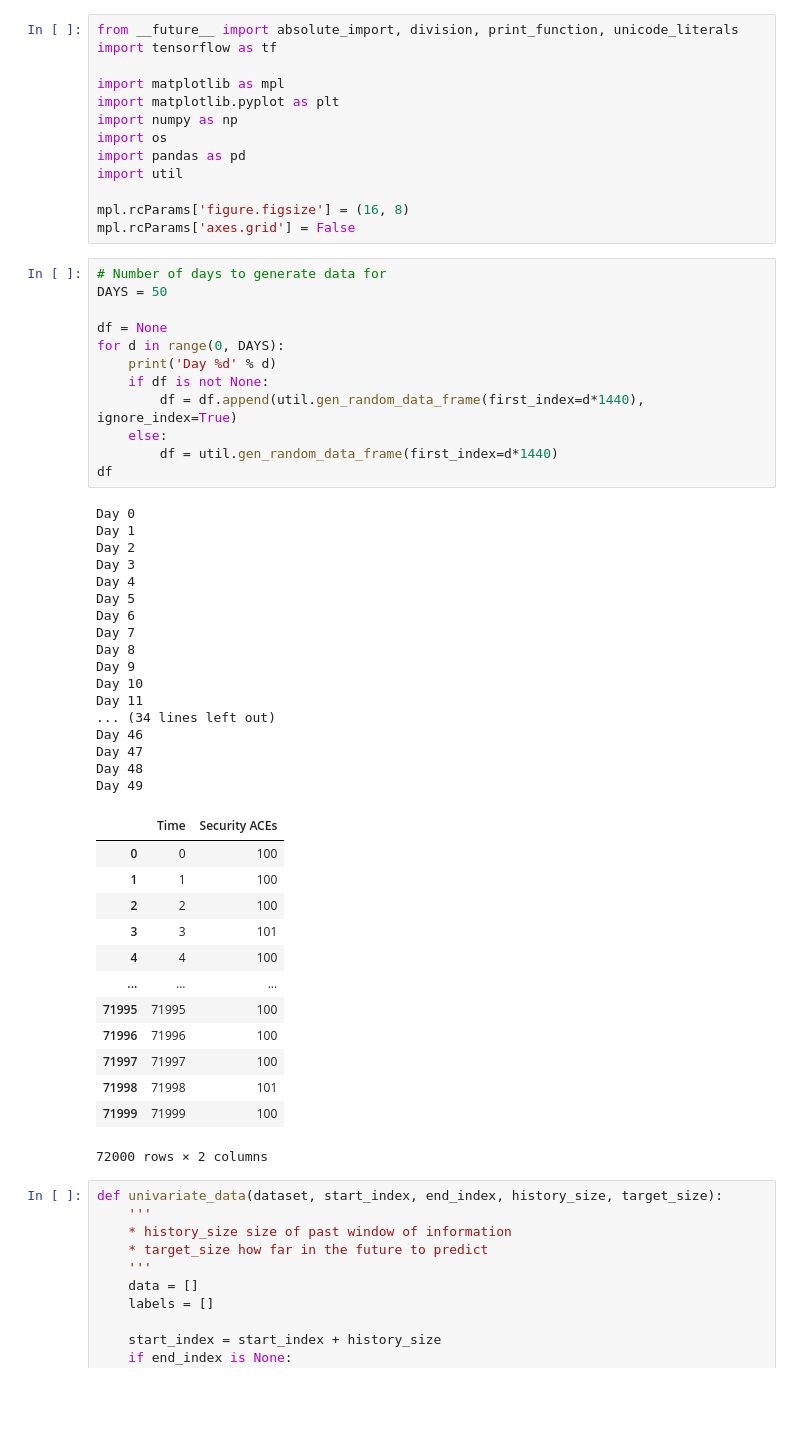
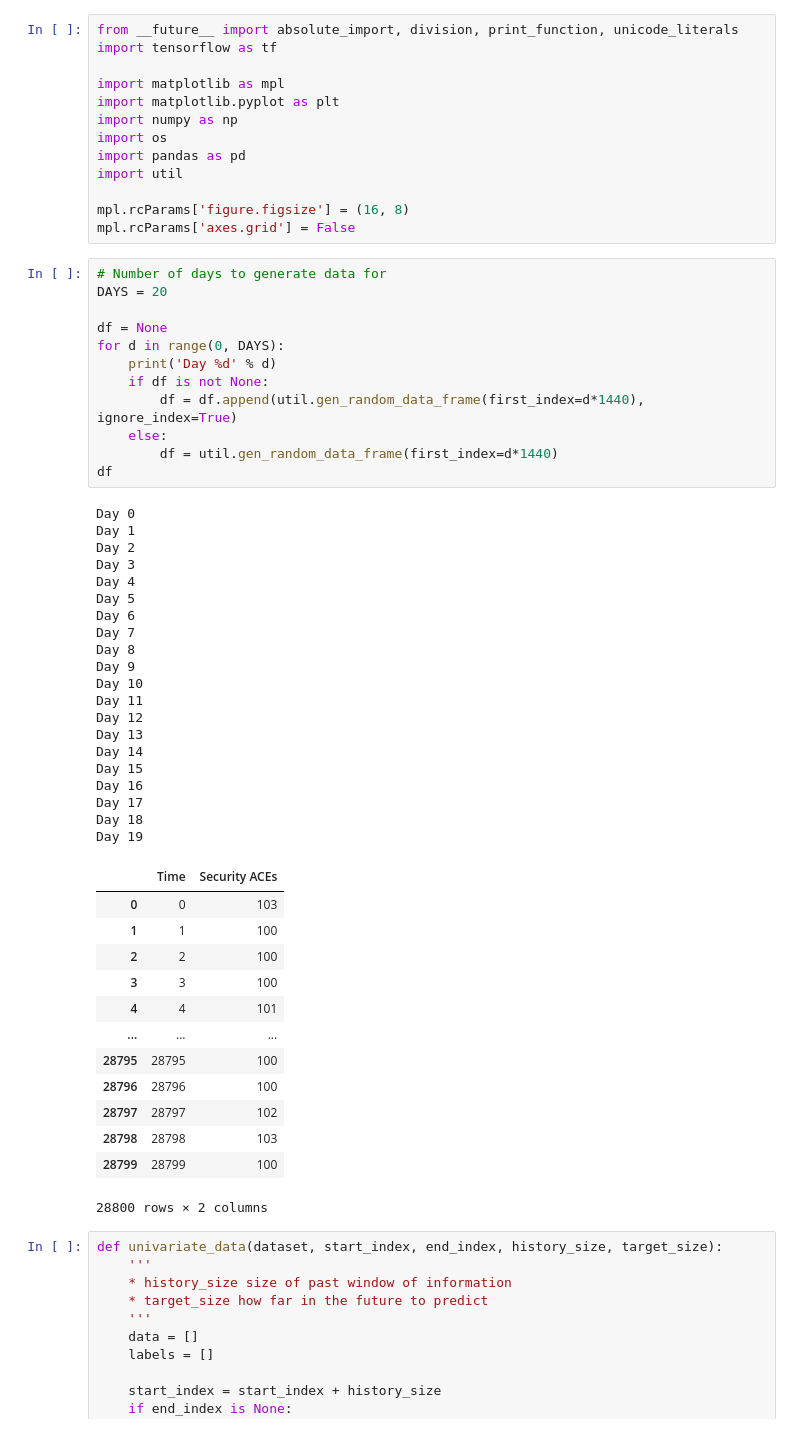
Before and after one commit to einarnn/analytics, a Jupyter notebook: tf-time-series.ipynb, the cells around one changed output. Drawn from its saved outputs; the diff is of its cells as text; blank space fills up the shorter version.

```diff
--- a/tf-time-series.ipynb
+++ b/tf-time-series.ipynb
@@ -17,47 +17,50 @@ mpl.rcParams['figure.figsize'] = (16, 8)
 mpl.rcParams['axes.grid'] = False
 # %%
 # Number of days to generate data for
-DAYS = 50
+DAYS = 20
 
 df = None
 for d in range(0, DAYS):
     print('Day %d' % d)
     if df is not None:
         df = df.append(util.gen_random_data_frame(first_index=d*1440), ignore_index=True)
     else:
         df = util.gen_random_data_frame(first_index=d*1440)
 df
 # %% [output]
 Day 0
 Day 1
 Day 2
 Day 3
 Day 4
 Day 5
 Day 6
 Day 7
 Day 8
 Day 9
 Day 10
 Day 11
-... (34 lines left out)
-Day 46
-Day 47
-Day 48
-Day 49
+Day 12
+Day 13
+Day 14
+Day 15
+Day 16
+Day 17
+Day 18
+Day 19
 |  | Time | Security ACEs |
-| 0 | 0 | 100 |
+| 0 | 0 | 103 |
 | 1 | 1 | 100 |
 | 2 | 2 | 100 |
-| 3 | 3 | 101 |
-| 4 | 4 | 100 |
+| 3 | 3 | 100 |
+| 4 | 4 | 101 |
 | ... | ... | ... |
-| 71995 | 71995 | 100 |
-| 71996 | 71996 | 100 |
-| 71997 | 71997 | 100 |
-| 71998 | 71998 | 101 |
-| 71999 | 71999 | 100 |
+| 28795 | 28795 | 100 |
+| 28796 | 28796 | 100 |
+| 28797 | 28797 | 102 |
+| 28798 | 28798 | 103 |
+| 28799 | 28799 | 100 |
-72000 rows × 2 columns
+28800 rows × 2 columns
 # %%
 def univariate_data(dataset, start_index, end_index, history_size, target_size):
     '''
```
Also changed, not shown: parts of 15 cells of this notebook, 3 other files.
